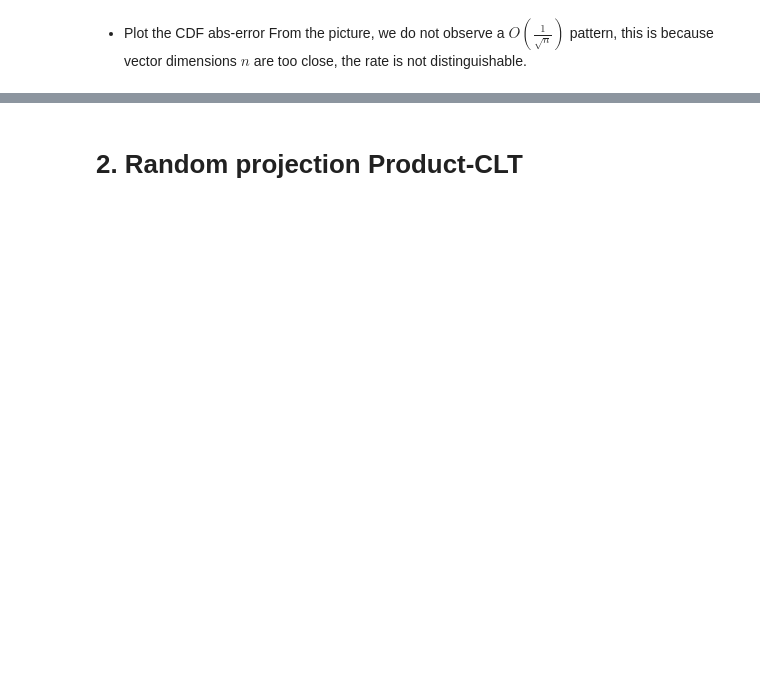
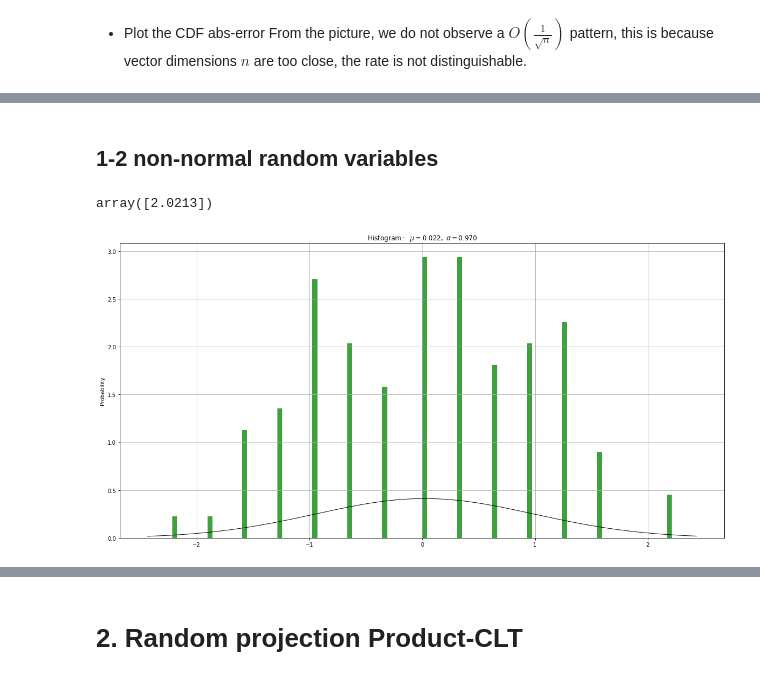
Before and after one commit to juntaoduan/Random_Projection_Invariance, a Jupyter notebook: product_CLT.ipynb, the cells around one changed output, grey strips where cells are left out. Drawn from its saved outputs; the diff is of its cells as text; code cells hidden in the pictures; blank space fills up the shorter version.

```diff
--- a/product_CLT.ipynb
+++ b/product_CLT.ipynb
@@ -88,0 +96,29 @@ plt.show()
+# %% [markdown]
+## 1-2 non-normal random variables
+# %%
+def prod_CLT(n, samples):
+    # https://stats.stackexchange.com/questions/447139/fourth-moment-bound-for-unit-variance-distribution
+    def fat_Kurtosis(n):
+        a = 10
+        b = a**(-2)
+        return np.random.choice([a, -a, 0], size=(n,), replace=True, p=[b/2, b/2, 1-b])
+        # mean=0, variance = a^2 b =1, kurtosis = a^4*b =a^2
+
+    D=np.zeros((samples,1))
+    for i in range(len(D)):
+        x= fat_Kurtosis(n)
+        z = fat_Kurtosis(n)
+        D[i] = (x.dot(z))/(n**0.5)
+    return D
+n=100000
+samples =100
+
+D = prod_CLT(n, samples)
+# D[D !=0]
+sum(D**4)/samples # four-th moment
+# %% [output]
+array([2.0213])
+# %%
+plot_hist(D)
+# %% [output]
+[figure, added]
```
Also changed, not shown: parts of 29 cells of this notebook.
